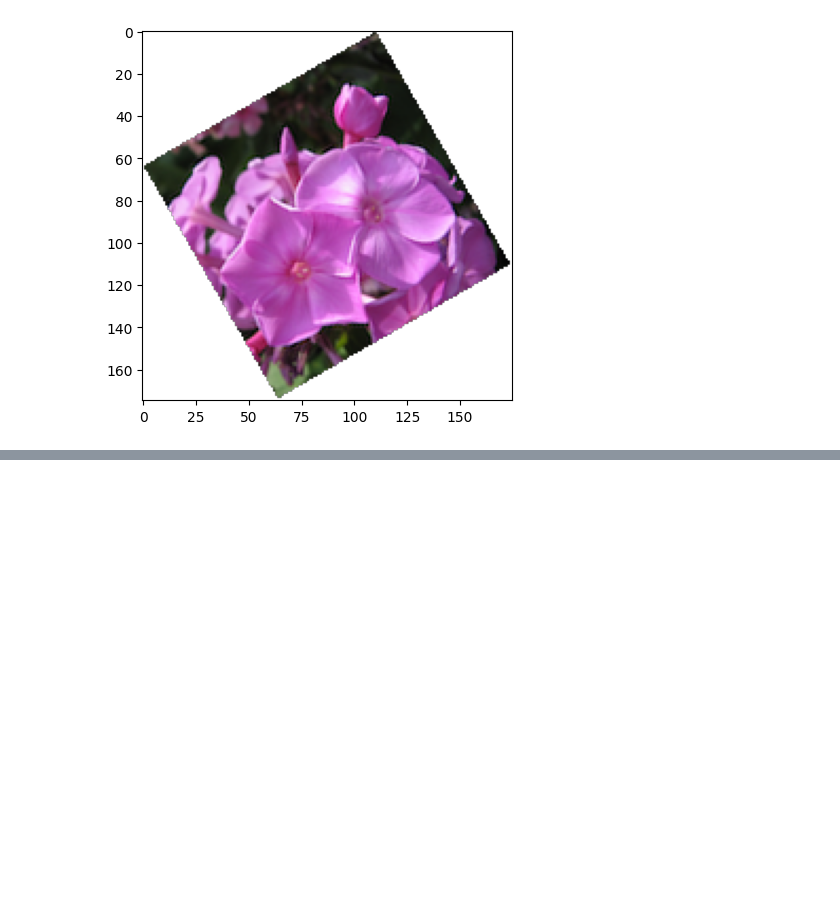
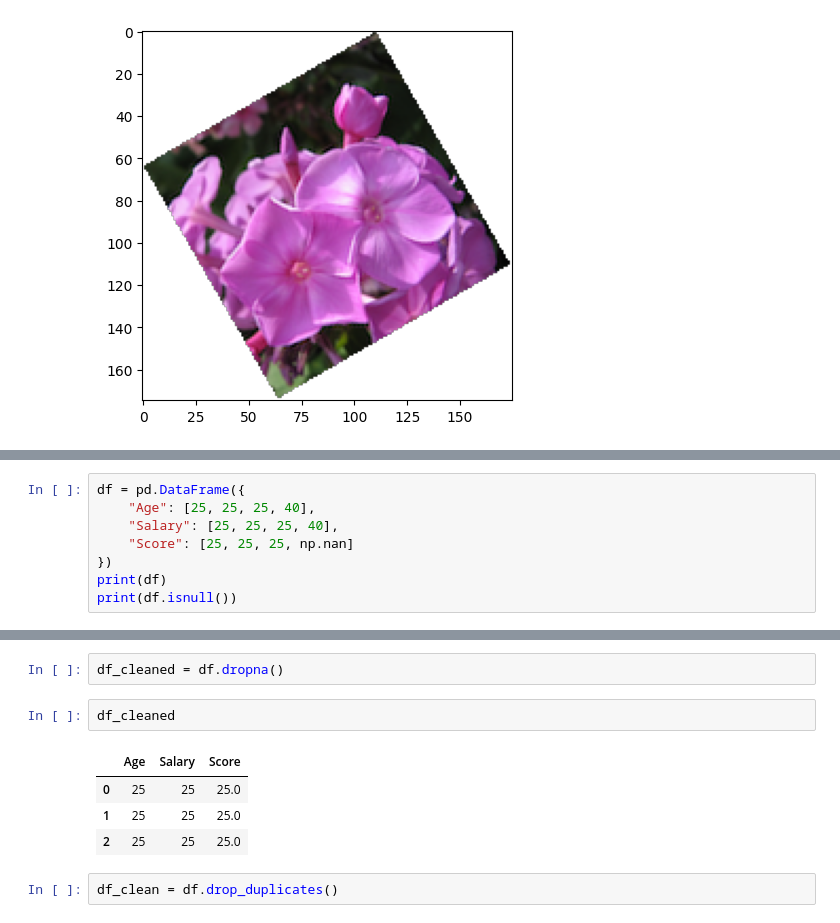
Before and after one commit to LEBEST0/DI-Bootcamp-TTA, a Jupyter notebook: Week2/Day1/daily-challenge/hands-on.ipynb, the cells around one changed output, grey strips where cells are left out. Cells and saved outputs as stored; diff of their text form; blank space fills up the shorter version.

```diff
--- a/Week2/Day1/daily-challenge/hands-on.ipynb
+++ b/Week2/Day1/daily-challenge/hands-on.ipynb
@@ -115,0 +152,8 @@ plt.imshow(rotated_image)
+# %%
+df = pd.DataFrame({
+    "Age": [25, 25, 25, 40],
+    "Salary": [25, 25, 25, 40],
+    "Score": [25, 25, 25, np.nan]
+})
+print(df)
+print(df.isnull())
@@ -115,0 +171,11 @@ plt.imshow(rotated_image)
+# %%
+df_cleaned = df.dropna()
+# %%
+df_cleaned
+# %% [output]
+|  | Age | Salary | Score |
+| 0 | 25 | 25 | 25.0 |
+| 1 | 25 | 25 | 25.0 |
+| 2 | 25 | 25 | 25.0 |
+# %%
+df_clean = df.drop_duplicates()
```
Also changed, not shown: parts of 4 cells of this notebook, 2 other files.
